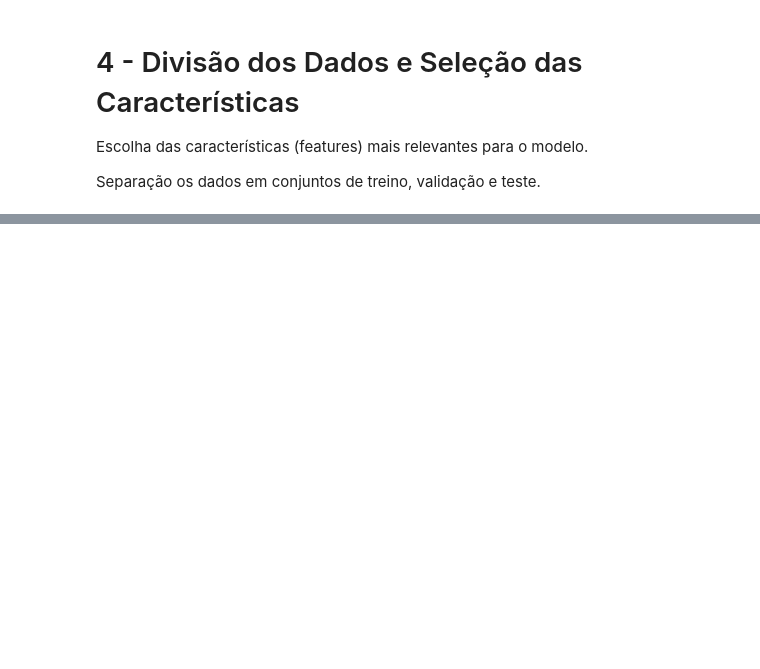
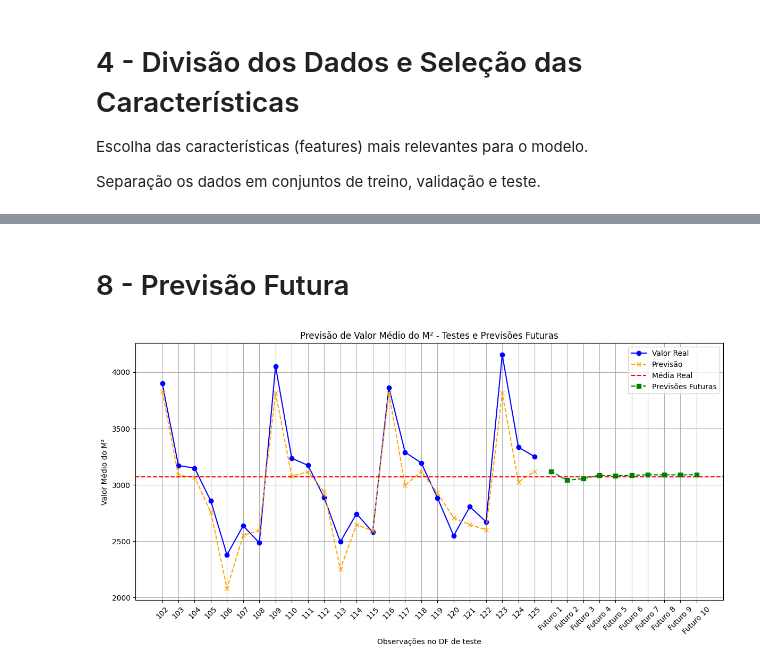
Before and after one commit to rivolela/fiap_tech_challenge_03, a Jupyter notebook: notebooks/case_forecast_immobile_prices_port/case_tc03.ipynb, the cells around one changed output, grey strips where cells are left out. Drawn from its saved outputs; the diff is of its cells as text; code cells hidden in the pictures; blank space fills up the shorter version.

```diff
--- a/notebooks/case_forecast_immobile_prices_port/case_tc03.ipynb
+++ b/notebooks/case_forecast_immobile_prices_port/case_tc03.ipynb
@@ -581,0 +739,66 @@ plt.show()
+# %% [markdown]
+# 8 - Previsão Futura
+# %%
+import matplotlib.pyplot as plt
+import numpy as np
+
+
+# Número de previsões futuras
+n_futuros = 10
+
+# Previsões futuras (usando o código que você tem para previsões futuras)
+future_predictions = []  # Lista para armazenar as previsões futuras
+current_data = X_test.iloc[-1].values.reshape(1, -1)  # Obtendo os dados da última observação
+
+# Supondo que você tenha as colunas de lag definidas
+lag_columns = [f'media_valor_m2_lag_{i}' for i in range(1, 8)]  # Ajuste conforme suas colunas de lag
+
+for t in range(n_futuros):
+    future_pred = grid_search.predict(current_data)  # Fazendo a previsão
+    future_predictions.append(future_pred[0])  # Armazenando a previsão
+
+    # Atualizando current_data com o novo valor previsto
+    current_data[0, -1] = future_pred[0]  # Supondo que a última coluna é a que estamos prevendo
+
+    # Atualizando os lag para o próximo loop
+    for i in range(len(lag_columns) - 1):
+        current_data[0, i] = current_data[0, i + 1]  # Deslocando os valores de lag
+    current_data[0, len(lag_columns) - 1] = future_pred[0]  # O novo valor previsto se torna o último lag
+
+# Visualização das previsões para toda a amostragem de testes
+plt.figure(figsize=(12, 6))
+
+# Obtendo todos os valores reais e previstos
+real_values = test['media_valor_m2'].values
+predicted_values = y_pred
+
+# Plotando os valores reais e previstos
+plt.plot(real_values, label='Valor Real', marker='o', linestyle='-', color='blue')
+plt.plot(predicted_values, label='Previsão', marker='x', linestyle='--', color='orange')
+
+# Adicionando a linha da média real
+plt.axhline(y=np.mean(real_values), color='r', linestyle='--', label='Média Real')
+
+# Concatenando as previsões futuras
+predicted_values_extended = np.concatenate((predicted_values, future_predictions))
+
+
+# Garantindo que os rótulos do eixo x correspondam aos dados
+trimestres = test.index  # Obtendo todos os índices dos trimestres
+
+# Usando todos os trimestres como rótulos e adicionando rótulos para os futuros
+future_labels = ['Futuro {}'.format(i) for i in range(1, n_futuros + 1)]
+all_labels = np.concatenate((trimestres, future_labels))
+
+plt.xticks(ticks=np.arange(len(all_labels)), labels=all_labels, rotation=45)
+
+plt.xlabel('Observações no DF de teste')
+plt.ylabel('Valor Médio do M²')
+plt.plot(np.arange(len(real_values), len(real_values) + n_futuros), future_predictions, label='Previsões Futuras', marker='s', linestyle='--', color='green')
+plt.legend()
+plt.grid()
+plt.tight_layout()  # Ajusta o layout para não cortar os rótulos
+plt.title('Previsão de Valor Médio do M² - Testes e Previsões Futuras')
+plt.show()
+# %% [output]
+[figure, added]
```
Also changed, not shown: parts of 20 cells of this notebook.
